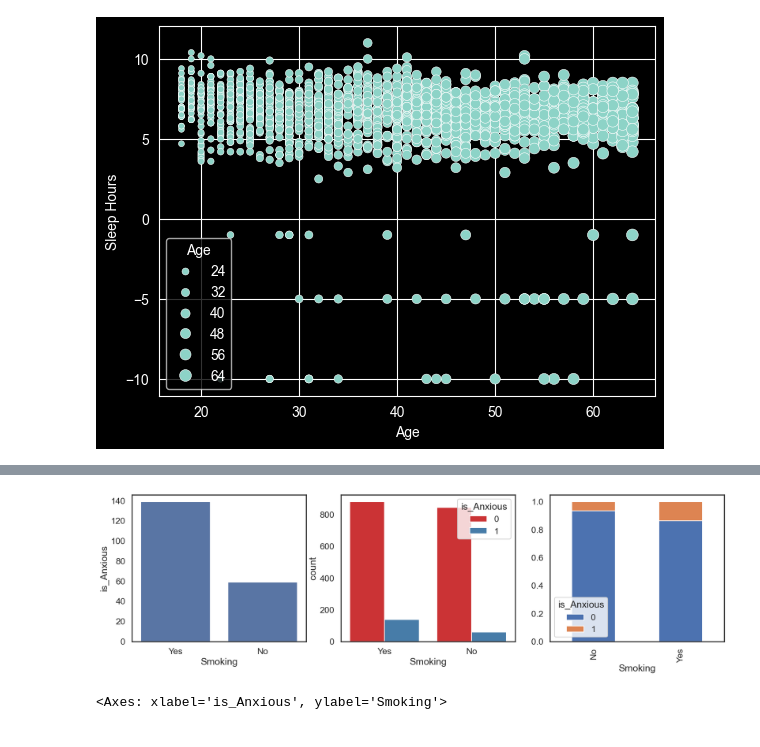
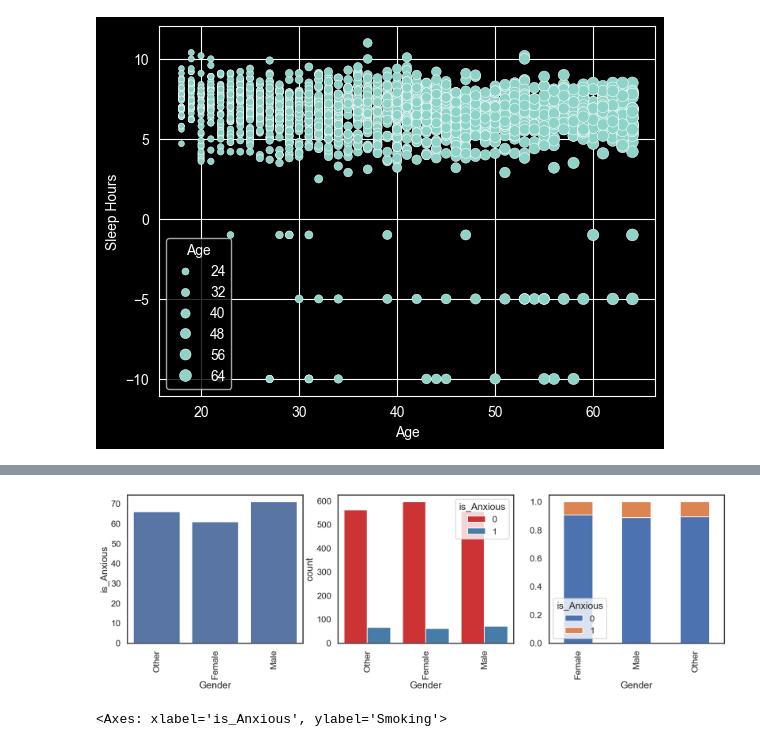
Before and after one commit to sabzparto/BC-mini-project, a Jupyter notebook: social_anxiety.ipynb, the cells around one changed output, grey strips where cells are left out. Drawn from its saved outputs; the diff is of its cells as text; code cells hidden in the pictures.

```diff
--- a/social_anxiety.ipynb
+++ b/social_anxiety.ipynb
@@ -76,5 +43,0 @@ data[num_data]
-# %%
-fig, ax = plt.subplots(figsize=(8,5))
-# ax.hist(data["Caffeine Intake (mg/day)"], bins=20)
-ax.boxplot(data["Sleep Hours"], patch_artist=True, boxprops=dict(facecolor='lightgreen'))
-plt.show()
@@ -180,8 +88,3 @@ sns.scatterplot(
 # %% [output]
 <Axes: xlabel='Age', ylabel='Sleep Hours'>
 [figure]
-# %%
-fig, ax = plt.subplots(1, 3, figsize=(10,5))
-sns.set_theme(context="talk", style="white")
-sns.countplot(data.dropna(), x="Gender", hue="is_Anxious", palette="Set1", ax=ax[0])
-plt.show()
@@ -195,16 +91,20 @@ sns.barplot(data, x="Smoking", y="is_Anxious", estimator=sum, errorbar=None)
 # %%
-def bar_plot(df, col):
+def bar_plot_cat(df, col):
     fig, ax = plt.subplots(1, 3, figsize=(20,5))
     sns.set_theme(context="talk", style="white")
     sns.countplot(df, x=col, hue="is_Anxious", palette="Set1", ax=ax[1])
     sns.barplot(df, x=col, y="is_Anxious", estimator=sum, errorbar=None, ax=ax[0])
     conti_tabel = pd.crosstab(df[col], df["is_Anxious"], normalize="index")
     conti_tabel.plot(kind="bar", stacked=True, ax=ax[2])
+    ax[0].tick_params(axis="x", labelrotation=90)
+    ax[1].tick_params(axis="x", labelrotation=90)
+    ax[2].tick_params(axis="x", labelrotation=90)
+
     plt.show()
 # %%
-bar_plot(data, "Smoking")
+bar_plot_cat(data, "Gender")
 # %% [output]
-[figure, old version]
+[figure, new version]
 # %%
 conti_tabel = pd.crosstab(data["Smoking"], data["is_Anxious"], normalize="index")
 sns.heatmap(conti_tabel, annot=True, fmt=".2f", cmap="Blues")
```
Also changed, not shown: parts of 14 cells of this notebook.
